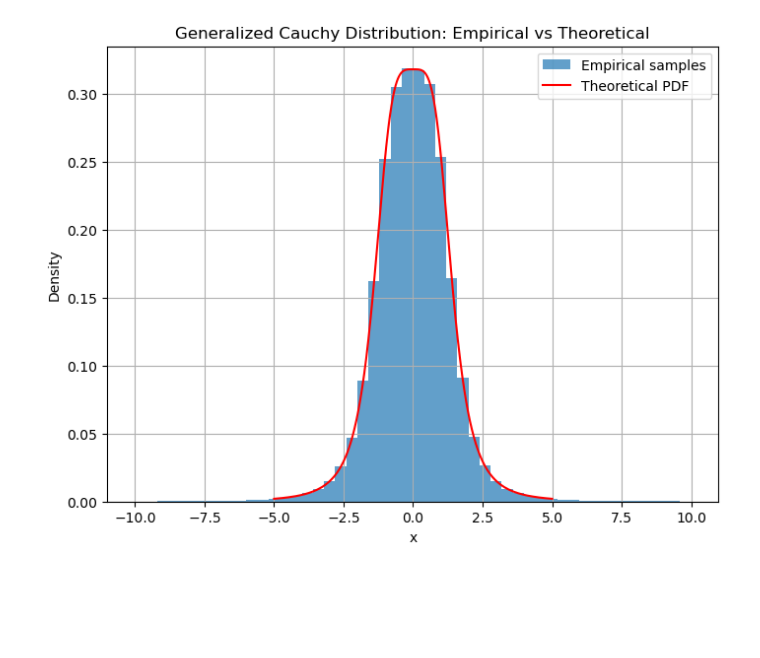
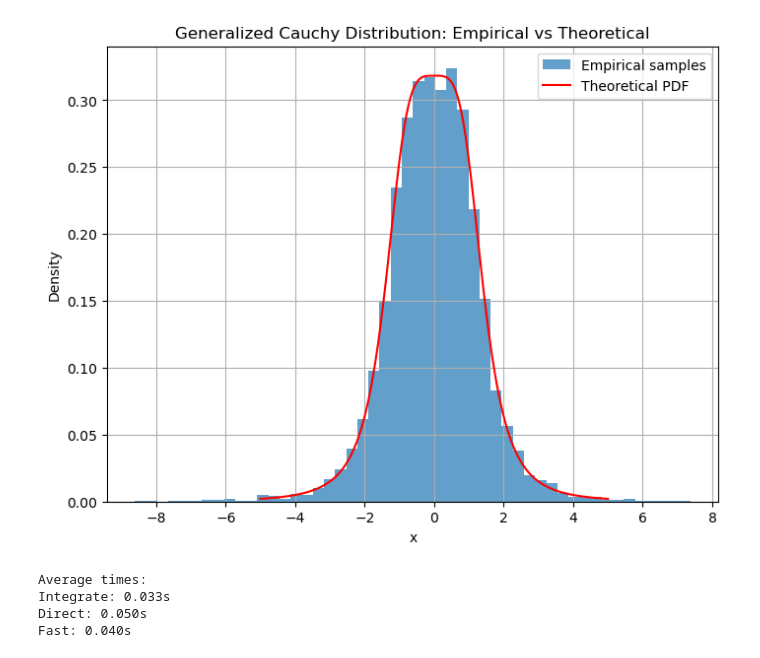
Before and after one commit to arulandu/rcite, a Jupyter notebook: main.ipynb, the cells around one changed output. Drawn from its saved outputs; the diff is of its cells as text; code cells hidden in the pictures; blank space fills up the shorter version.

Commit message:
integrate method

```diff
--- a/main.ipynb
+++ b/main.ipynb
@@ -69,29 +61,35 @@ def outer(state):
 def trdist(rho, sigma):
     return np.sum(np.abs(np.linalg.svdvals(rho-sigma))) / 2
 # %%
-def sample_gcauchy():
+gcauchy_pdf = lambda u: 1/np.pi * 1/(1+(u/np.sqrt(2))**4)
+
+def sample_gcauchy(M=1):
+    cs = []
     # pdf = lambda u: 1/np.pi * 1/(1+(u/np.sqrt(2))**4)
     thresh = (1+np.sqrt(5))/2 # sup u of pdf(u)/cauchypdf(u) = golden ratio
-    while True:
+    while len(cs) < M:
         c = scipy.stats.cauchy.rvs()
         u = scipy.stats.uniform.rvs()
         h = (1+c**2)/(1+(c/np.sqrt(2))**4)
-        if u < h/thresh: return c
+        if u < h/thresh:
+            cs.append(c)
+
+    return np.array(cs) if M > 1 else cs[0]
 # %%
-T = int(1e6)
-samples = np.array([sample_gcauchy() for _ in range(T)]).flatten()
+T = int(1e4)
+samples = sample_gcauchy(T).flatten()
 
 plt.figure(figsize=(8,6))
 x = np.linspace(-5, 5, 1000)
 pdf = lambda u: 1/np.pi * 1/(1+(u/np.sqrt(2))**4)
 
 plt.hist(samples[np.abs(samples) <= 10], bins=50, density=True, alpha=0.7, label='Empirical samples')
 plt.plot(x, pdf(x), 'r-', label='Theoretical PDF')
 plt.xlabel('x')
 plt.ylabel('Density')
 plt.title('Generalized Cauchy Distribution: Empirical vs Theoretical')
 plt.legend()
 plt.grid(True)
 plt.show()
 # %% [output]
-[figure, old version]
+[figure, new version]
@@ -111,3 +158,36 @@ def iITE_rand_iRTE(state, H, beta, M = 1000, distrib="gcauchy"):
+# %%
+hamil = Hamiltonian(spin_chain_H(4))
+
+psi0 = rand_prod_state(4)
+beta = 1
+
+# Time each method averaged over 10 runs
+times_integrate = []
+times_direct = []
+times_fast = []
+
+for _ in range(10):
+    start = time.time()
+    rho = hamil.iITE_rand_iRTE(psi0, beta, M=int(1e3), distrib="gcauchy", method="integrate", epsrel=1e-4)
+    times_integrate.append(time.time() - start)
+
+    start = time.time()
+    rho_2 = hamil.iITE_rand_iRTE(psi0, beta, M=int(1e3), distrib="gcauchy", method="direct")
+    times_direct.append(time.time() - start)
+
+    start = time.time()
+    rho_3 = hamil.iITE_rand_iRTE(psi0, beta, M=int(1e3), distrib="gcauchy", method="fast")
+    times_fast.append(time.time() - start)
+
+print(f"Average times:")
+print(f"Integrate: {np.mean(times_integrate):.3f}s")
+print(f"Direct: {np.mean(times_direct):.3f}s")
+print(f"Fast: {np.mean(times_fast):.3f}s")
+# %% [output]
+Average times:
+Integrate: 0.033s
+Direct: 0.050s
+Fast: 0.040s
 # %%
 def spin_cov(rho, spin_ind):
     n = int(np.log2(rho.shape[0]))
```
Also changed, not shown: parts of 9 cells of this notebook, 4 other files.
